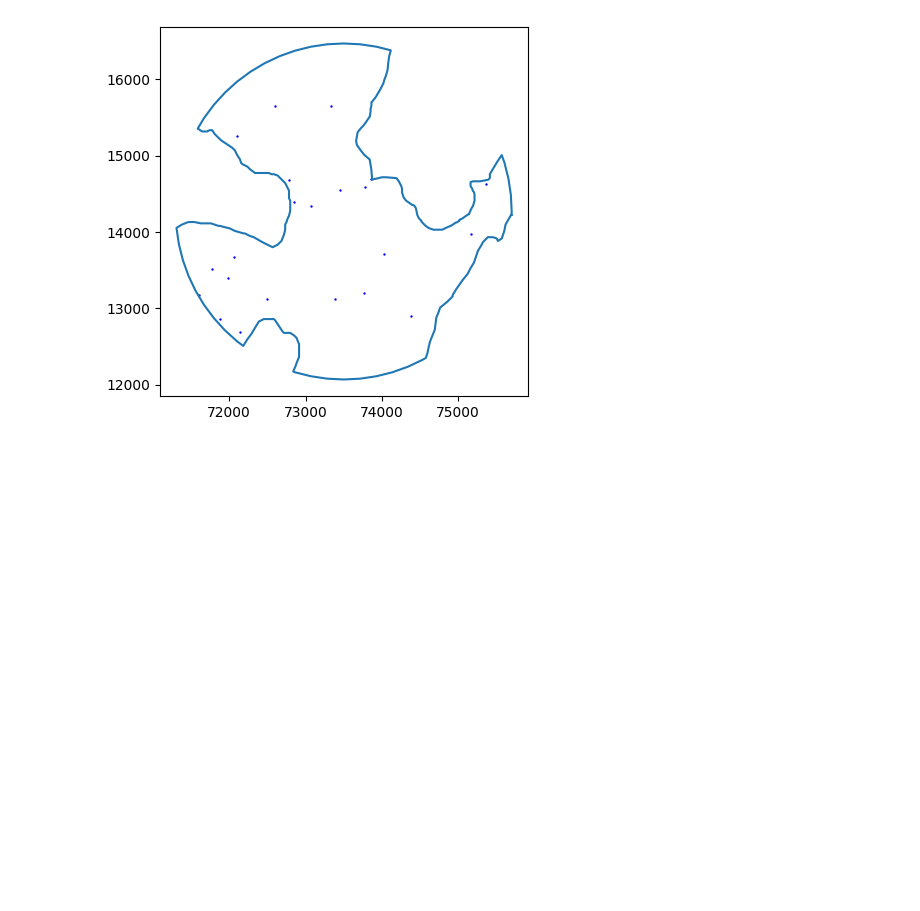
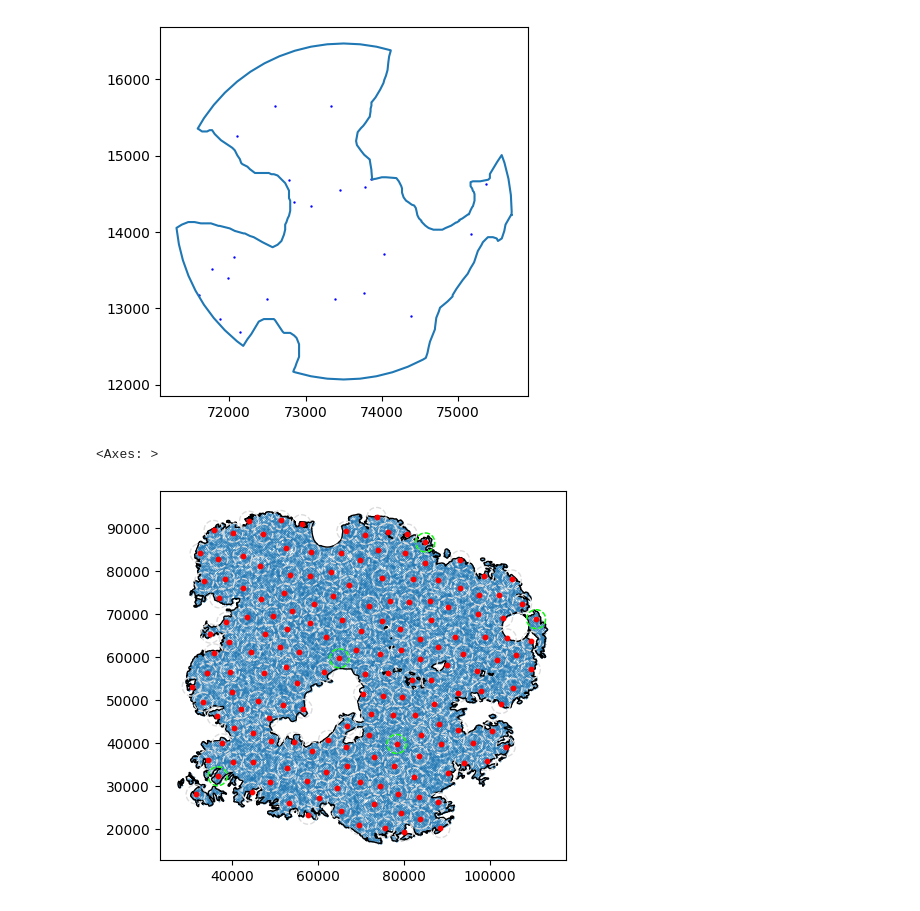
Before and after one commit to M-Fotheringham/Whole-Slide_vs_TMA_Sampling, a Jupyter notebook: src/SimuSamp/new_funcs/compute/test.ipynb, the cells around one changed output. Cells and saved outputs as stored; diff of their text form; code cells hidden in the pictures; blank space fills up the shorter version.

Commit message:
n_sampler optimization

```diff
--- a/src/SimuSamp/new_funcs/compute/test.ipynb
+++ b/src/SimuSamp/new_funcs/compute/test.ipynb
@@ -27,6 +77,8 @@ tum = spatdat.subset_annotation("tumour")
 ext_partition = spatdat.subset_annotation("extended_partition")
 im = spatdat.subset_annotation("IM")
 outer_im = spatdat.subset_annotation("outer_IM")
+# %%
+im_polygon = gpd.GeoDataFrame(geometry=[im])
 # %%
 pgon = tum
 polygon = gpd.GeoDataFrame(geometry=[pgon])
@@ -103,6 +166,23 @@ plt.plot(*core.exterior.xy)
 [<matplotlib.lines.Line2D at 0x...>]
 [figure]
 # %%
-res = sample_n_cores(spatdat, n_core_list=[1, 2, 3], iterations=100)
+res = sample_n_cores(spatdat, region="tumour", core_radius=0.5, n_core_list=[5], iterations=5)
+# %%
+eligible_points = gpd.GeoDataFrame(res, geometry="eligible_points")
+sampled_cores = gpd.GeoDataFrame(res, geometry="cores")
+# %%
+idx = 0
+radius = eligible_points.iloc[[idx]]["core_radius"][0]
+region = eligible_points.iloc[[idx]]["region"][0]
+spatdat.poisson_cells[region].plot(markersize=0.05)
+polygon.plot(ax=plt.gca(), color="None")
+if region == "IM":
+    im_polygon.plot(ax=plt.gca(), color="None", edgecolor="black", linestyle="--")
+eligible_points.iloc[[idx]].plot(ax=plt.gca(), color="red", markersize=10)
+eligible_points.iloc[[idx]].buffer(radius * 1000 / microns_per_pixel).plot(ax=plt.gca(), color="None", edgecolor="gainsboro", linestyle="--")
+sampled_cores.iloc[[idx]].plot(ax=plt.gca(), color="None", edgecolor="lime", linestyle="--")
+# %% [output]
+<Axes: >
+[figure, added]
 # %%
 res.to_excel("sampled_cores.xlsx")
```
Also changed, not shown: parts of 11 cells of this notebook, 3 other files.
